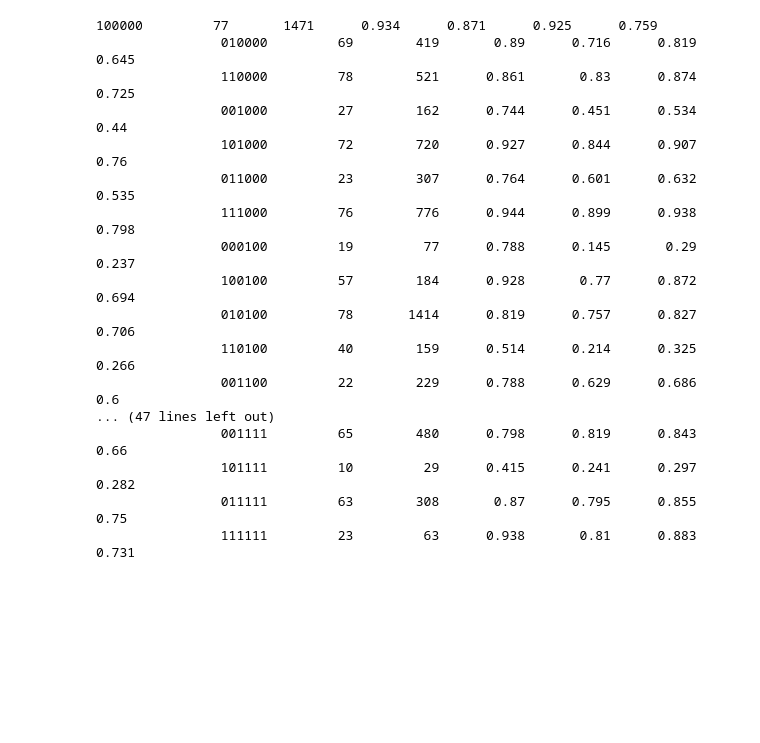
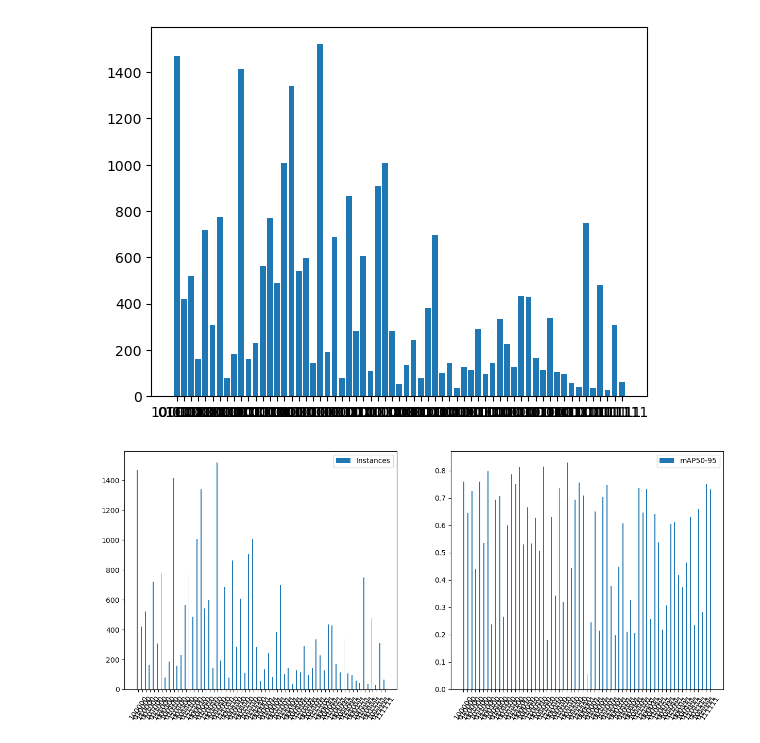
Before and after one commit to supremekhadka/braill2, a Jupyter notebook: notebooks/model-distributions.ipynb, the cells around one changed output. Drawn from its saved outputs; the diff is of its cells as text; code cells hidden in the pictures; blank space fills up the shorter version.

```diff
--- a/notebooks/model-distributions.ipynb
+++ b/notebooks/model-distributions.ipynb
@@ -69,22 +70,42 @@ model_output = """100000         77       1471      0.934      0.871      0.925
 111111         23         63      0.938       0.81      0.883      0.731"""
 # %%
 data = io.StringIO(model_output)
-print(data.read())
+rows = [x.split() for x in data.readlines()]
+
+class_labels = [row[0] for row in rows]
+images = [int(row[1]) for row in rows]
+instances = [int(row[2]) for row in rows]
+precision = [float(row[3]) for row in rows]
+recall = [float(row[4]) for row in rows]
+mAP50 =  [float(row[5]) for row in rows]
+mAP50_95 = [float(row[6]) for row in rows]
-# %% [output]
-100000         77       1471      0.934      0.871      0.925      0.759
-                010000         69        419       0.89      0.716      0.819      0.645
-                110000         78        521      0.861       0.83      0.874      0.725
-                001000         27        162      0.744      0.451      0.534       0.44
-                101000         72        720      0.927      0.844      0.907       0.76
-                011000         23        307      0.764      0.601      0.632      0.535
-                111000         76        776      0.944      0.899      0.938      0.798
-                000100         19         77      0.788      0.145       0.29      0.237
-                100100         57        184      0.928       0.77      0.872      0.694
-                010100         78       1414      0.819      0.757      0.827      0.706
-                110100         40        159      0.514      0.214      0.325      0.266
-                001100         22        229      0.788      0.629      0.686        0.6
-... (47 lines left out)
-                001111         65        480      0.798      0.819      0.843       0.66
-                101111         10         29      0.415      0.241      0.297      0.282
-                011111         63        308       0.87      0.795      0.855       0.75
-                111111         23         63      0.938       0.81      0.883      0.731
+# %%
+x = np.arange(len(class_labels))
+
+plt.figure()
+
+# ax.bar(x - width/2, images_norm, width, label="Images (norm)")
+plt.bar(x=class_labels, label="Instances", height=instances)
+
+plt.show()
+# %% [output]
+[figure, added]
+# %%
+x = np.arange(len(class_labels))
+width = 0.25
+
+fig, axes = plt.subplots(1, 2, figsize=(15,6))
+
+# ax.bar(x - width/2, images_norm, width, label="Images (norm)")
+axes[0].bar(x - width, instances, width, label="Instances")
+# ax.bar(x, mAP50_norm, width, label="mAP50 (norm)")
+axes[1].bar(x + width/2, mAP50_95, width, label="mAP50-95")
+
+axes[0].set_xticks(x)
+axes[0].set_xticklabels(class_labels, rotation=55, fontsize=10)
+axes[1].set_xticks(x)
+axes[1].set_xticklabels(class_labels, rotation=55, fontsize=10)
+
+plt.show()
+# %% [output]
+[figure, added]
```
Also changed, not shown: parts of 1 cell of this notebook, 2 other files.
